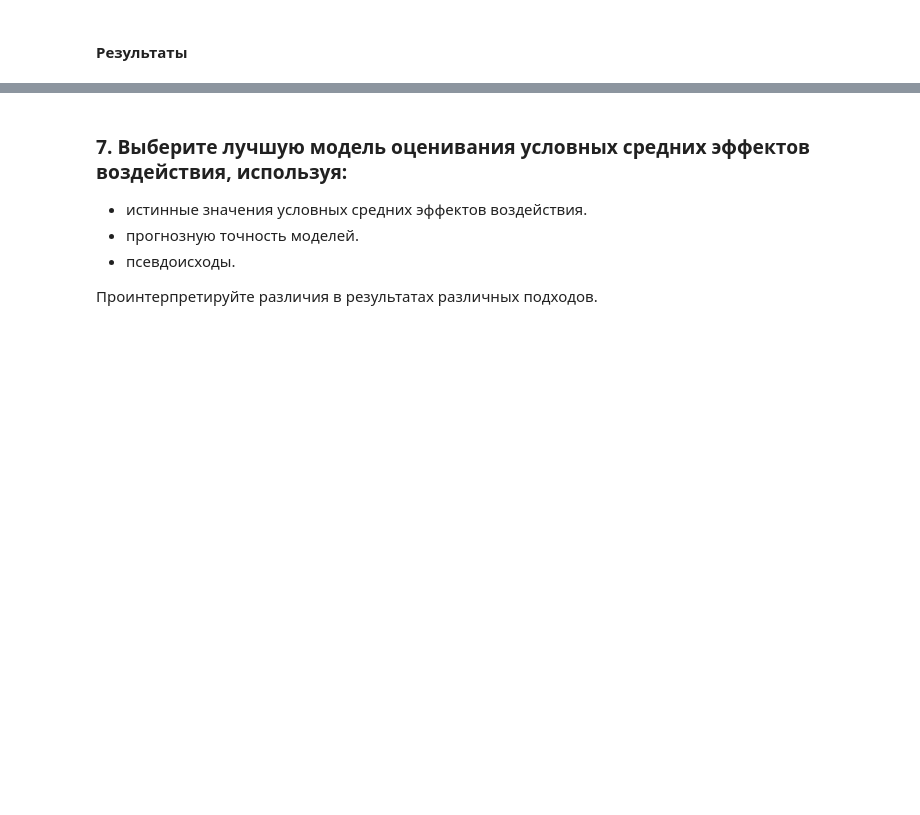
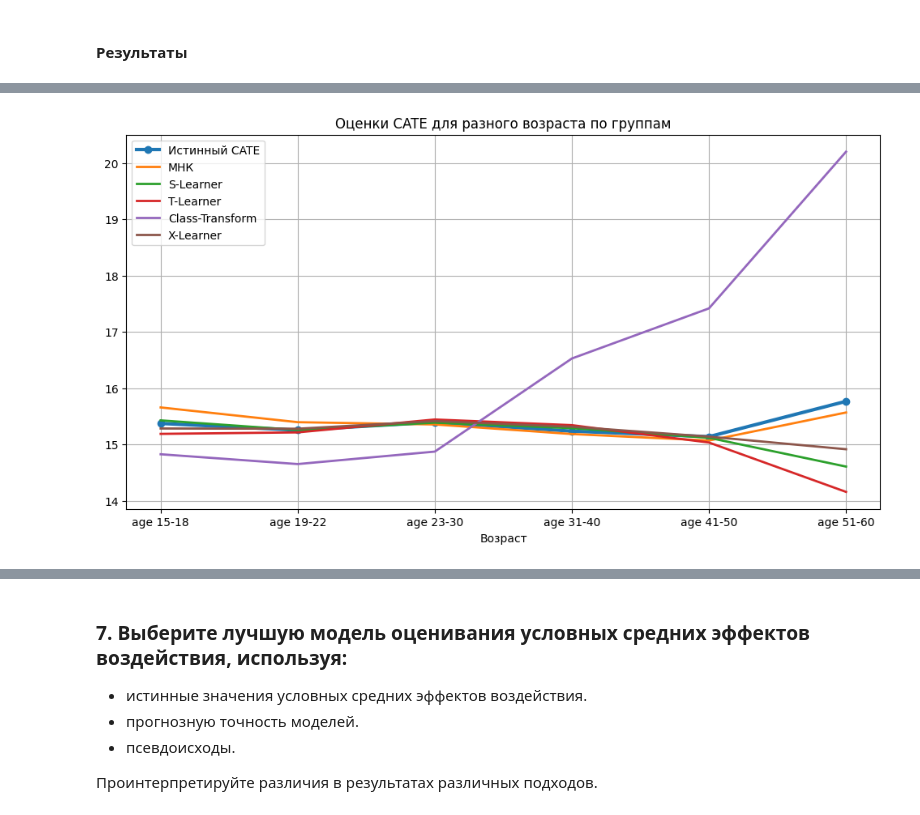
Before and after one commit to Zianielir/text_recall_and_education_research, a Jupyter notebook: 5_effects.ipynb, the cells around one changed output, grey strips where cells are left out. Cells and saved outputs as stored; diff of their text form; code cells hidden in the pictures; blank space fills up the shorter version.

```diff
--- a/5_effects.ipynb
+++ b/5_effects.ipynb
@@ -857,0 +1141,35 @@ invalid value encountered in scalar divide
+# %%
+age_groups = {
+    'age 15-18': (15 <= X_dml['age']) & (X_dml['age'] <= 18),
+    'age 19-22': (19 <= X_dml['age']) & (X_dml['age'] <= 22),
+    'age 23-30': (23 <= X_dml['age']) & (X_dml['age'] <= 30),
+    'age 31-40': (31 <= X_dml['age']) & (X_dml['age'] <= 40),
+    'age 41-50': (41 <= X_dml['age']) & (X_dml['age'] <= 50),
+    'age 51-60': (51 <= X_dml['age']),
+}
+
+cate_models = {'Истинный CATE': CATE_true, 'МНК': cate, 'S-Learner': cte_slearner, 'T-Learner': cte_tlearner,
+               'Class-Transform': cte_hat_transform_classes, 'X-Learner': cte_xlearner, }
+
+plt.figure(figsize=(12, 6))
+plt.title(f'Оценки CATE для разного возраста по группам')
+plt.grid()
+plt.xlabel('Возраст')
+
+for method, cte in cate_models.items():
+    cates_age_groups = []
+    age_labels = []
+
+    for age_group, mask in age_groups.items():
+        cates_age_groups.append(cte[mask].mean())
+        age_labels.append(age_group)
+
+    plt.plot(age_labels, cates_age_groups,
+             label=method,
+             linewidth=3 if method == 'Истинный CATE' else 2,
+             marker='o' if method == 'Истинный CATE' else None,)
+
+
+plt.legend();
+# %% [output]
+[figure, added]
```
Also changed, not shown: parts of 100 cells of this notebook, 3 other files.
